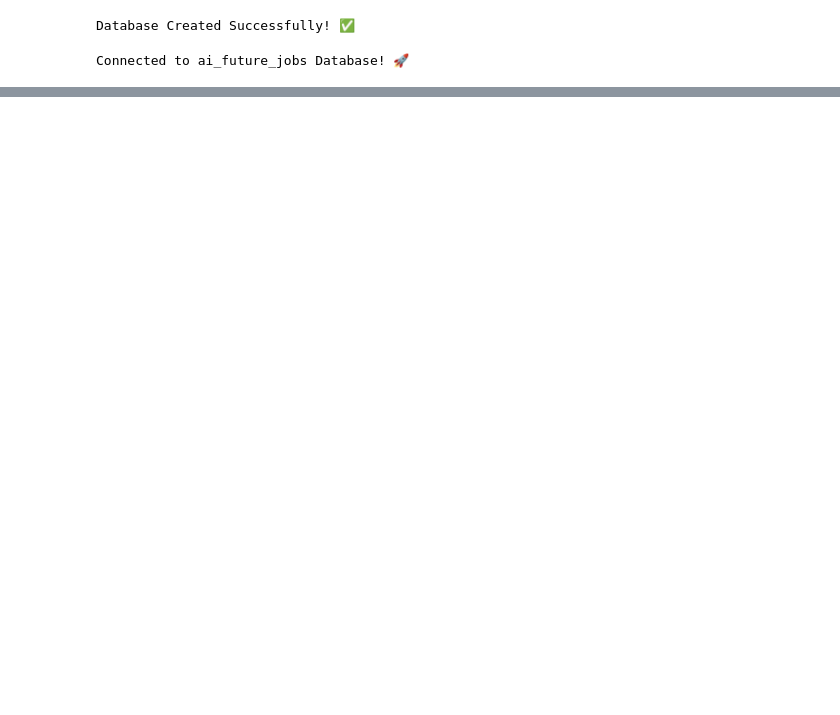
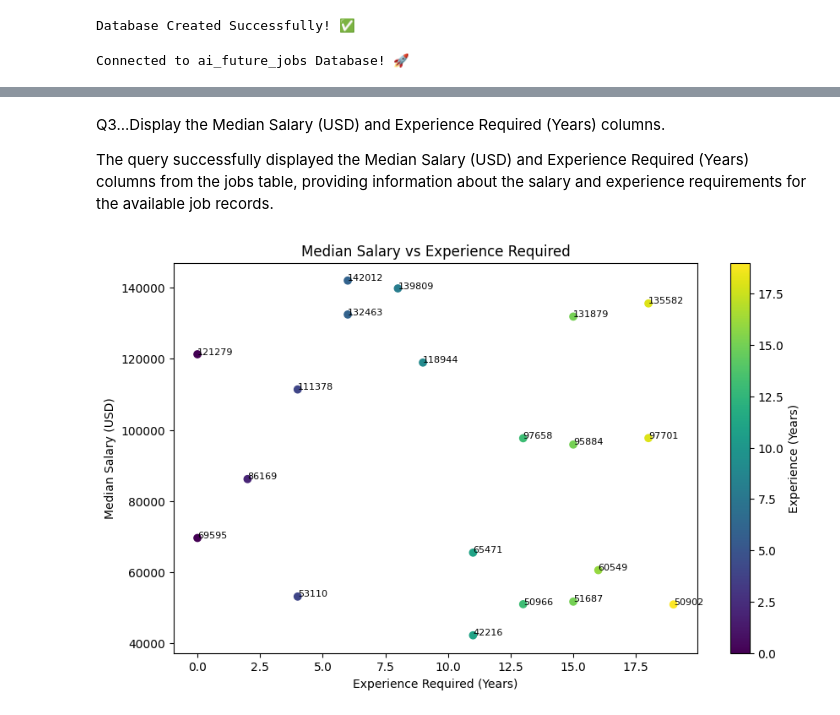
Before and after one commit to AJ0043/AI-Future-of-Jobs-Intelligence-Platform, a Jupyter notebook: AI_Adoption_&_Growth_Analysis.ipynb, the cells around one changed output, grey strips where cells are left out. Drawn from its saved outputs; the diff is of its cells as text; code cells hidden in the pictures; blank space fills up the shorter version.

```diff
--- a/AI_Adoption_&_Growth_Analysis.ipynb
+++ b/AI_Adoption_&_Growth_Analysis.ipynb
@@ -2679,0 +2912,30 @@ for table in cursor:
+# %% [markdown]
+ Q3...Display the Median Salary (USD) and Experience Required (Years) columns.
+
+The query successfully displayed the Median Salary (USD) and Experience Required (Years) columns from the jobs table, providing information about the salary and experience requirements for the available job records.
+# %%
+plt.figure(figsize=(10, 6))
+
+sample = EDA_ai_data.sample(20, random_state=42)
+
+plt.scatter(
+    sample["Experience Required (Years)"],
+    sample["Median Salary (USD)"],
+    c=sample["Experience Required (Years)"],
+    cmap="viridis"
+)
+
+for x, y in zip(
+    sample["Experience Required (Years)"],
+    sample["Median Salary (USD)"]
+):
+    plt.text(x, y, f"{y:.0f}", fontsize=8)
+
+plt.xlabel("Experience Required (Years)")
+plt.ylabel("Median Salary (USD)")
+plt.title("Median Salary vs Experience Required")
+plt.colorbar(label="Experience (Years)")
+
+plt.show()
+# %% [output]
+[figure, added]
```
Also changed, not shown: parts of 30 cells of this notebook.
